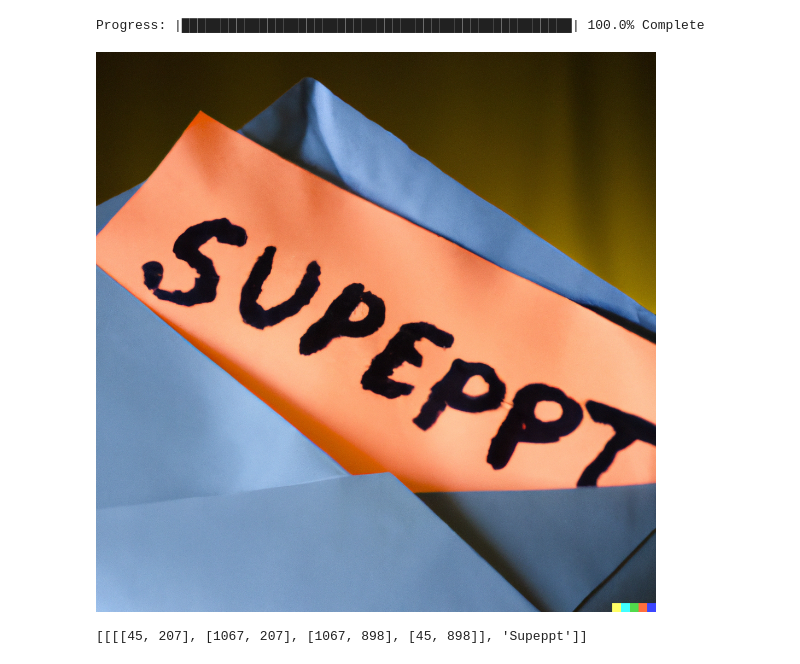
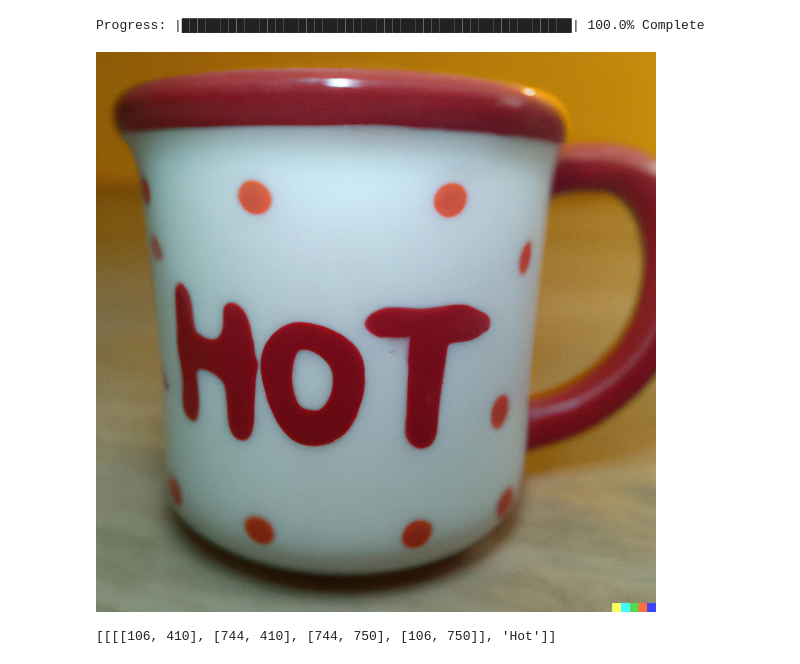
Before and after one commit to GawainNA/cs640_project, a Jupyter notebook: OCR.ipynb, the cells around one changed output. Drawn from its saved outputs; the diff is of its cells as text; code cells hidden in the pictures.

```diff
--- a/OCR.ipynb
+++ b/OCR.ipynb
@@ -80,13 +79,13 @@ Progress: |███████████████████████
 # %%
 import cv2
 from google.colab.patches import cv2_imshow
-path = "/content/drive/MyDrive/Datasets/dalle2_img/words/DALL·E 2022-10-31 23.05.00 - an envelope with a word _Surprise_ .png"
+path = "/content/drive/MyDrive/Datasets/dalle2_img/words/DALL·E 2022-11-01 22.31.14 - a cup with word hot.png"
 
 img = cv2.imread(path)
 cv2_imshow(img)
 result = reader.readtext(path,paragraph="False")
 
 print(result)
 # %% [output]
-[figure, old version]
+[figure, new version]
-[[[[45, 207], [1067, 207], [1067, 898], [45, 898]], 'Supeppt']]
+[[[[106, 410], [744, 410], [744, 750], [106, 750]], 'Hot']]
```
Also changed, not shown: parts of 5 cells of this notebook, 1 other file.
